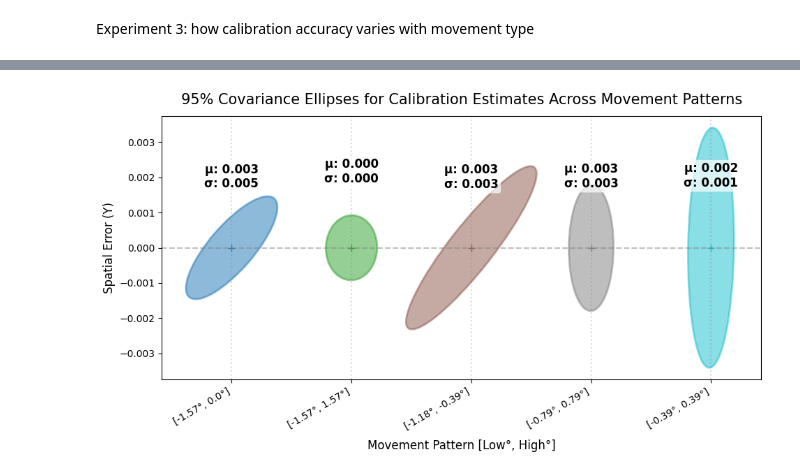
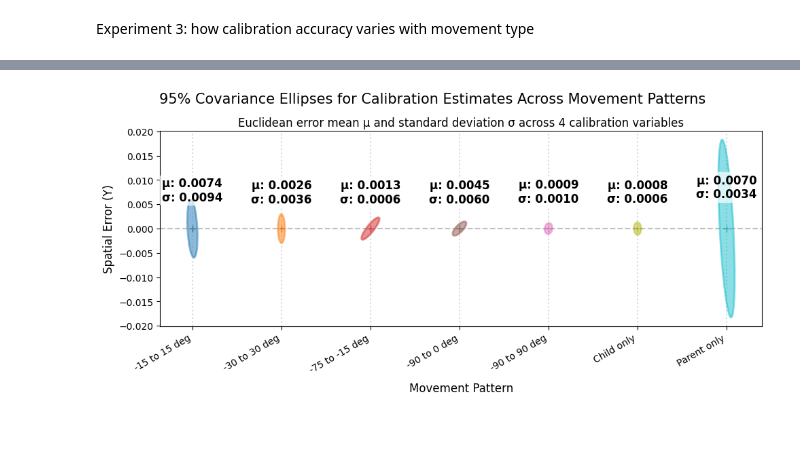
Before and after one commit to NathzxcCode/composable_2d_robot, a Jupyter notebook: mujoco_sim/experiment_scripts/plots.ipynb, the cells around one changed output, grey strips where cells are left out. Saved outputs shown, nothing was run; the diff lists cells and outputs as text; code cells hidden in the pictures; blank space fills up the shorter version.

Commit message:
experiments setup and working, with data. (before calibration rotation tests)

```diff
--- a/mujoco_sim/experiment_scripts/plots.ipynb
+++ b/mujoco_sim/experiment_scripts/plots.ipynb
@@ -1409,23 +1439,26 @@ def get_ellipse_params(cov, n_std=2.447):  # 2.447 for 95% CI
     return width, height, angle, eigenvalues
 
 # 1. Load dataset
-df = pd.read_csv("calib_results/results_calibration_3_20.csv")
+df = pd.read_csv("calib_results/results_calibration_3_15.csv")
+
+# for parent only and child only patterns remove off calibration ids becaue these do not follow the specific pattern
+target_patterns = ['Child only', 'Parent only']
+remove_mask = df['movement_name'].isin(target_patterns) & (df['calib_id'] % 2 != 0)
+df = df[~remove_mask]
 
 # 2. Compute Euclidean Error & Labels
 df["euclidean_error"] = np.sqrt((df["est_cj_x"] - df["cj_x"])**2 + (df["est_cj_y"] - df["cj_y"])**2)
 df = df[np.isfinite(df["euclidean_error"])].copy()
-df["movement_pattern"] = "[" + df["movement_low"].round(2).astype(str) + "°, " + df["movement_high"].round(2).astype(str) + "°]"
 
-pattern_order = (
-    df[["movement_low", "movement_high", "movement_pattern"]]
-    .drop_duplicates()
-    .sort_values(by=["movement_low", "movement_high"])["movement_pattern"]
-    .tolist()
+pattern_order = sorted(df["movement_name"].unique())
+df["movement_name"] = pd.Categorical(
+    df["movement_name"], categories=pattern_order, ordered=True
 )
+pattern_order = ['-15 to 15 deg', '-30 to 30 deg', '-75 to -15 deg', '-90 to 0 deg', '-90 to 90 deg', 'Child only', 'Parent only']
 
-stats = df.groupby("movement_pattern", observed=False)["euclidean_error"].agg(["mean", "std"])
+stats = df.groupby("movement_name", observed=False)["euclidean_error"].agg(["mean", "std"])
 
-avg_covs = df.groupby("movement_pattern")[["cov_00", "cov_01", "cov_10", "cov_11"]].mean().reindex(pattern_order)
+avg_covs = df.groupby("movement_name")[["cov_00", "cov_01", "cov_10", "cov_11"]].mean().reindex(pattern_order)
 
 # 3. Calculate spacing dynamically
 max_dim = 0
@@ -1460,34 +1493,35 @@ for i, pattern in enumerate(patterns):
     s_val = stats.loc[pattern, "std"]
 
     ax.text(
         x_coords[i],
         (0.75*height) + (max_dim * 0.1),  # Dynamic offset placing text right above the ellipse apex
-        f"μ: {m_val:.3f}\nσ: {s_val:.3f}",
+        f"μ: {m_val:.4f}\nσ: {s_val:.4f}",
         ha='center',
         va='bottom',
         fontsize=12,
         fontweight='bold',
         bbox=dict(boxstyle='round,pad=0.2', facecolor='white', alpha=0.7, edgecolor='none')
     )
     ax.plot(x_coords[i], 0, '+', color=colors[i], markersize=7)
 
 # Styling & Axes
 ax.set_xticks(x_coords)
 ax.set_xticklabels(patterns, rotation=30, ha="right")
 ax.axhline(0, color='gray', linestyle='--', alpha=0.5)
 
 for xc in x_coords:
     ax.axvline(xc, color='gray', linestyle=':', alpha=0.3)
 
 ax.set_aspect('equal')
-ax.set_title("95% Covariance Ellipses for Calibration Estimates Across Movement Patterns", fontsize=15, pad=12)
-ax.set_xlabel("Movement Pattern [Low°, High°]", fontsize=12, labelpad=8)
+fig.suptitle("95% Covariance Ellipses for Calibration Estimates Across Movement Patterns", fontsize=15, y=0.9)
+ax.set_title("Euclidean error mean μ and standard deviation σ across 4 calibration variables", fontsize=12, pad=5)
+ax.set_xlabel("Movement Pattern", fontsize=12, labelpad=8)
 ax.set_ylabel("Spatial Error (Y)", fontsize=12)
 # ax.legend(title="Movement Pattern (Major/Minor Ratio)", loc="upper left", bbox_to_anchor=(1.02, 1))
 ax.autoscale()
 
 plt.tight_layout()
 plt.savefig("calib_results/figs/exp3/uncertainty_ellipses_by_pattern_20.png", dpi=150, bbox_inches="tight")
 plt.show()
 # %% [output]
-[figure, old version]
+[figure, new version]
```
Also changed, not shown: parts of 4 cells of this notebook, 8 other files.
